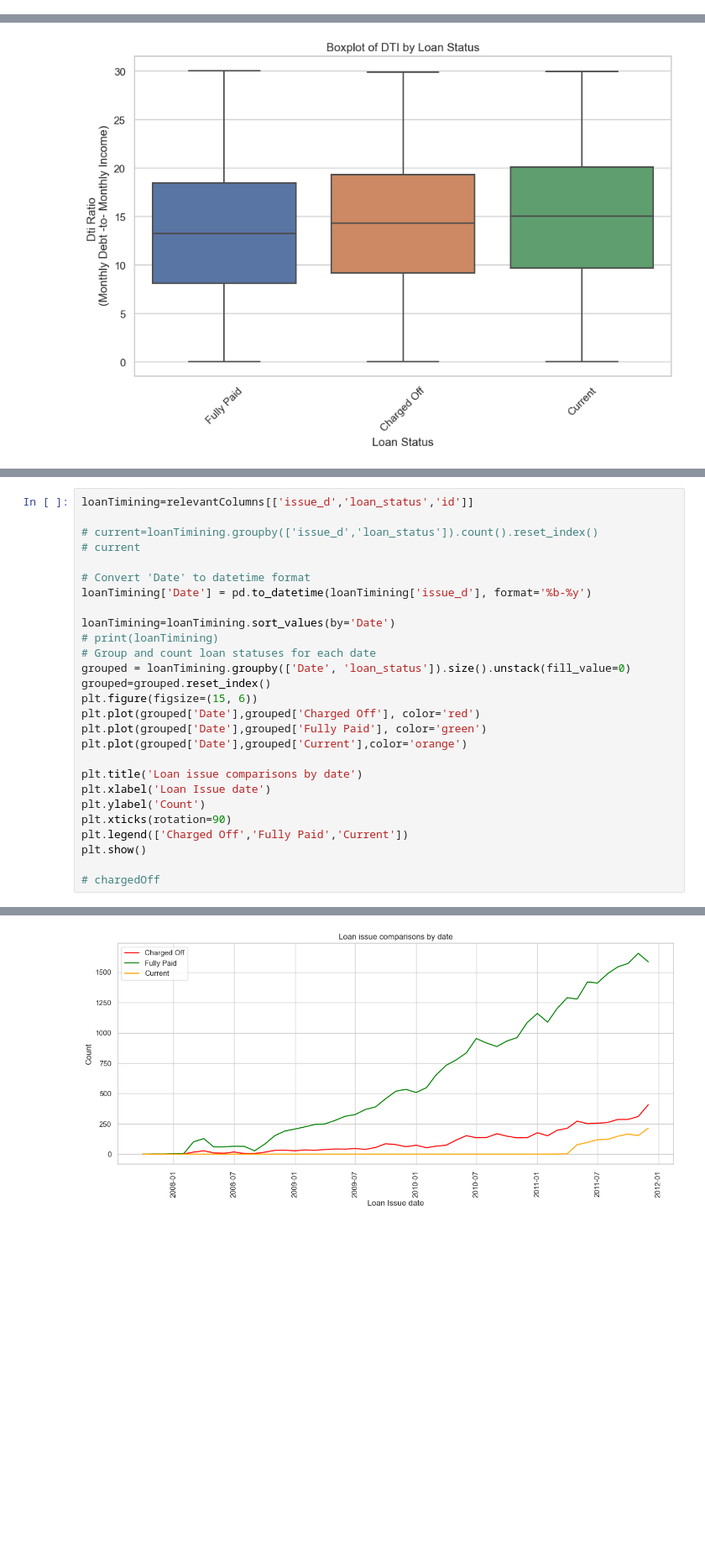
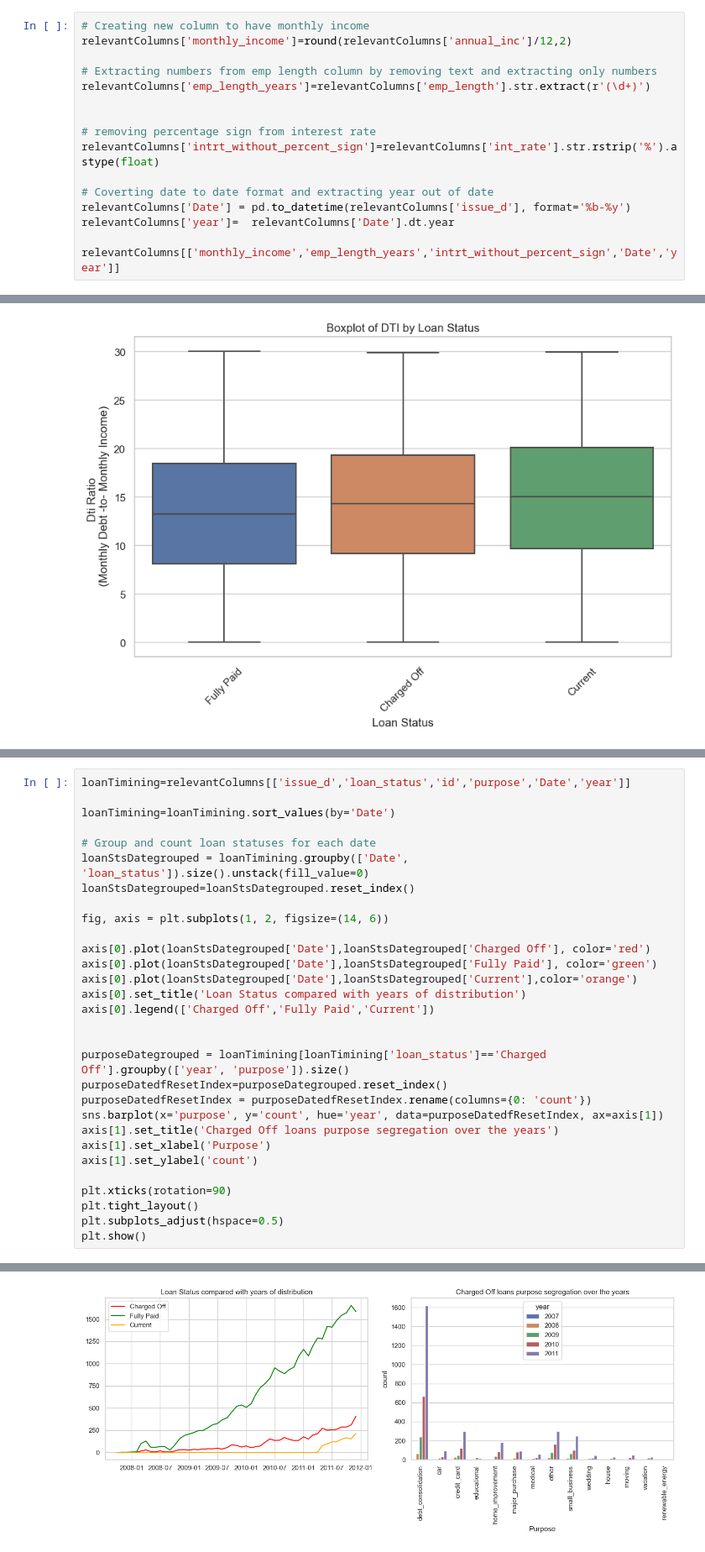
Before and after one commit to gauravtyagi02/lendingclubcasestudy, a Jupyter notebook: LendingCaseClubStudy.ipynb, the cells around one changed output, grey strips where cells are left out. Shown: that part at 84% size. Cells and saved outputs as stored; diff of their text form; blank space fills up the shorter version.

```diff
--- a/LendingCaseClubStudy.ipynb
+++ b/LendingCaseClubStudy.ipynb
@@ -35,0 +72,16 @@ dataframe size after cleaning  (37823, 54)
+# %%
+# Creating new column to have monthly income
+relevantColumns['monthly_income']=round(relevantColumns['annual_inc']/12,2)
+
+# Extracting numbers from emp length column by removing text and extracting only numbers
+relevantColumns['emp_length_years']=relevantColumns['emp_length'].str.extract(r'(\d+)')
+
+
+# removing percentage sign from interest rate
+relevantColumns['intrt_without_percent_sign']=relevantColumns['int_rate'].str.rstrip('%').astype(float)
+
+# Coverting date to date format and extracting year out of date
+relevantColumns['Date'] = pd.to_datetime(relevantColumns['issue_d'], format='%b-%y')
+relevantColumns['year']=  relevantColumns['Date'].dt.year
+
+relevantColumns[['monthly_income','emp_length_years','intrt_without_percent_sign','Date','year']]
@@ -249,28 +338,31 @@ plt.show()
 # %%
-loanTimining=relevantColumns[['issue_d','loan_status','id']]
-
-# current=loanTimining.groupby(['issue_d','loan_status']).count().reset_index()
-# current
-
-# Convert 'Date' to datetime format
-loanTimining['Date'] = pd.to_datetime(loanTimining['issue_d'], format='%b-%y')
+loanTimining=relevantColumns[['issue_d','loan_status','id','purpose','Date','year']]
 
 loanTimining=loanTimining.sort_values(by='Date')
-# print(loanTimining)
+
 # Group and count loan statuses for each date
-grouped = loanTimining.groupby(['Date', 'loan_status']).size().unstack(fill_value=0)
-grouped=grouped.reset_index()
-plt.figure(figsize=(15, 6))
-plt.plot(grouped['Date'],grouped['Charged Off'], color='red')
-plt.plot(grouped['Date'],grouped['Fully Paid'], color='green')
-plt.plot(grouped['Date'],grouped['Current'],color='orange')
+loanStsDategrouped = loanTimining.groupby(['Date', 'loan_status']).size().unstack(fill_value=0)
+loanStsDategrouped=loanStsDategrouped.reset_index()
 
-plt.title('Loan issue comparisons by date')
-plt.xlabel('Loan Issue date')
-plt.ylabel('Count')
+fig, axis = plt.subplots(1, 2, figsize=(14, 6))
+
+axis[0].plot(loanStsDategrouped['Date'],loanStsDategrouped['Charged Off'], color='red')
+axis[0].plot(loanStsDategrouped['Date'],loanStsDategrouped['Fully Paid'], color='green')
+axis[0].plot(loanStsDategrouped['Date'],loanStsDategrouped['Current'],color='orange')
+axis[0].set_title('Loan Status compared with years of distribution')
+axis[0].legend(['Charged Off','Fully Paid','Current'])
+
+
+purposeDategrouped = loanTimining[loanTimining['loan_status']=='Charged Off'].groupby(['year', 'purpose']).size()
+purposeDatedfResetIndex=purposeDategrouped.reset_index()
+purposeDatedfResetIndex = purposeDatedfResetIndex.rename(columns={0: 'count'})
+sns.barplot(x='purpose', y='count', hue='year', data=purposeDatedfResetIndex, ax=axis[1])
+axis[1].set_title('Charged Off loans purpose segregation over the years')
+axis[1].set_xlabel('Purpose')
+axis[1].set_ylabel('count')
+
 plt.xticks(rotation=90)
-plt.legend(['Charged Off','Fully Paid','Current'])
+plt.tight_layout()
+plt.subplots_adjust(hspace=0.5)
 plt.show()
-
-# chargedOff
 # %% [output]
@@ -282 +369 @@ See the caveats in the documentation: https://pandas.pydata.org/pandas-docs/stab
-[figure, old version]
+[figure, new version]
```
Also changed, not shown: parts of 27 cells of this notebook.
